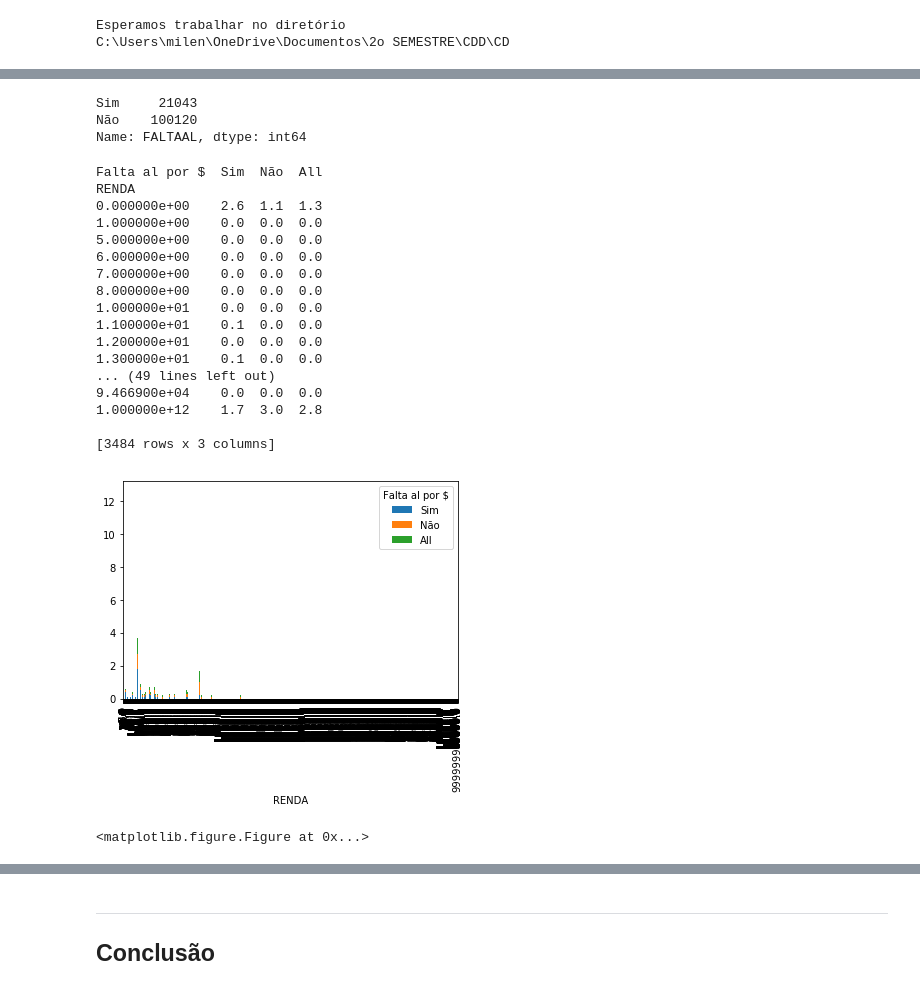
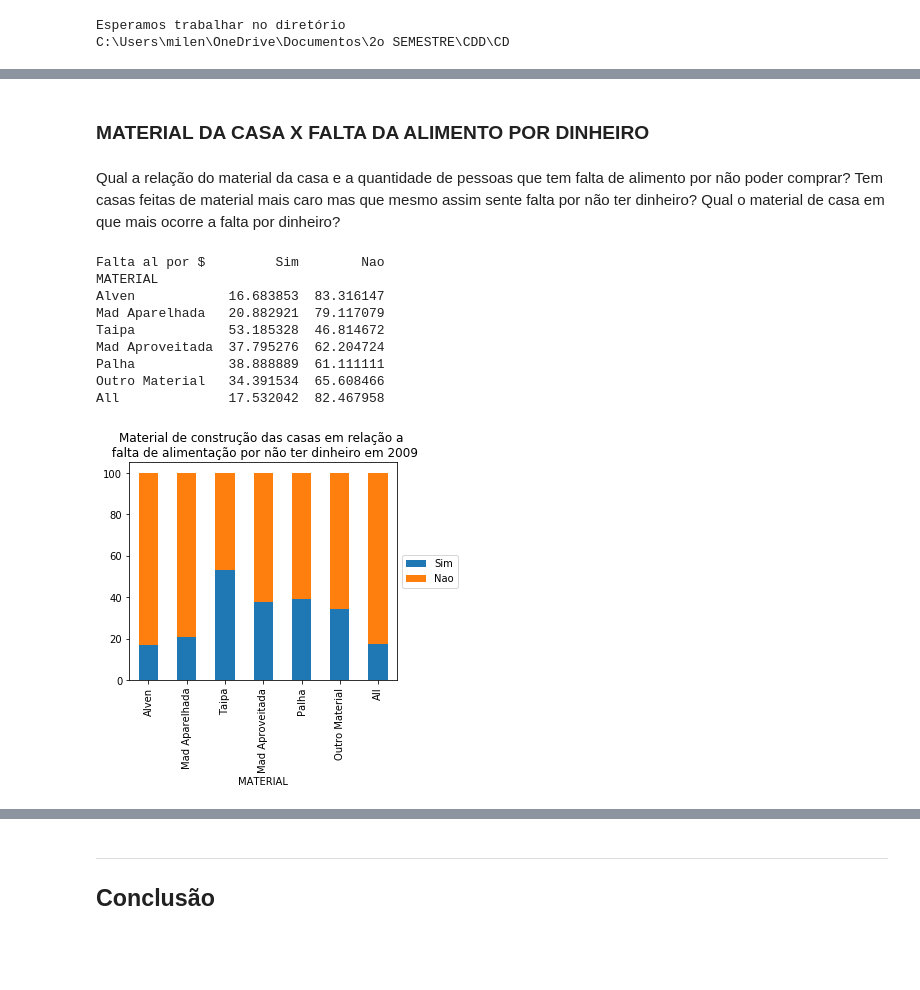
Before and after one commit to milenamaluli/CD, a Jupyter notebook: Projeto1 Milena Maluli.ipynb, the cells around one changed output, grey strips where cells are left out. Cells and saved outputs as stored; diff of their text form; code cells hidden in the pictures; blank space fills up the shorter version.

```diff
--- a/Projeto1 Milena Maluli.ipynb
+++ b/Projeto1 Milena Maluli.ipynb
@@ -56,4 +80,5 @@ dados.V0228 = dados.V0228.astype('category')
 # %%
+#2009
 
 #dados.V0202.cat.categories = (['Casa', 'Ap','Dom'])
 dados.V2117.cat.categories = (['Sim', 'Nao'])
@@ -61,5 +86,7 @@ dados.V2132.cat.categories = (['Sim', 'Nao'])
 dados.V0203.cat.categories = (['Alven', 'Mad Aparelhada', 'Taipa','Mad Aproveitada','Palha','Outro Material'])
 dados.V0221.cat.categories = (['Sim', 'Nao'])
 dados.V0207.cat.categories = (['Próprio PAGO', 'Próprio', 'Alugado','Cedido por empregador','Cedido','Outro'])
-dados.V2105.cat.categories = (['Sim', 'Não'])
-dados.V0228.cat.categories = (['Sim, 2portas', 'Sim, 1porta','Não'])
+dados.V2105.cat.categories = (['Sim', 'Nao'])
+dados.V0228.cat.categories = (['Sim, 2portas', 'Sim, 1porta','Nao'])
+dados.V2117.cat.categories = (['Sim', 'Nao'])
+#dados.V2132.cat.categories = (['Sim', 'Nao']) so p quem tem menos de 17, tirei
@@ -66,10 +106,14 @@ dados.V0228.cat.categories = (['Sim, 2portas', 'Sim, 1porta','Não'])
 # %%
 
-dados.loc[(dados.V2117=='Sim') & (dados.V2132=='Sim'),'SENTIUFOME'] = 'Sim'
-dados.loc[(dados.V2117=='Não') | (dados.V2132=='Não'),'SENTIUFOME'] = 'Não'
+#dados.loc[(dados.V2117=='Sim') & (dados.V2132=='Sim'),'SENTIUFOME'] = 'Sim'
+#dados.loc[(dados.V2117=='Nao') | (dados.V2132=='Nao'),'SENTIUFOME'] = 'Nao'
 # %%
-d= dados.loc[:,["V4621","V0207","V0203","V0221","V0228","SENTIUFOME","V2105"]]
+d= dados.loc[:,["V4621","V0207","V0203","V0221","V0228","V2117","V2105"]]
+d2=dados2.loc[:,["V4621","V0207","V0203","V0221","V0228","V2117","V2105"]]
 # %%
-d.columns = ['RENDA','OCUPAÇÃO','MATERIAL', 'ÁGUA CANALIZADA', 'GELADEIRA','SENTIUFOME','FALTAAL']
+print('2009')
+d.columns = ['RENDA','OCUPAÇÃO','MATERIAL', 'AGUA', 'GELADEIRA','SENTIUFOME','FALTAAL']
+d=d.dropna(subset=['RENDA'])
+d=d[d.RENDA<100000]
 d.head()
 # %% [output]
@@ -82,35 +141,33 @@ d.head()
 # %%
 d.to_csv('DataFramee1.csv', sep=';')
-# %%
-count = d.FALTAAL.value_counts(sort=False)
-print(count)
-# %% [output]
-Sim     21043
-Não    100120
-Name: FALTAAL, dtype: int64
+# %% [markdown]
+
+### MATERIAL DA CASA X FALTA DA ALIMENTO POR DINHEIRO
+# %% [markdown]
+Qual a relação do material da casa e a quantidade de pessoas que tem falta de alimento por não poder comprar?
+Tem casas feitas de material mais caro mas que mesmo assim sente falta por não ter dinheiro?
+Qual o material de casa em que mais ocorre a falta por dinheiro?
 # %%
-ctrf= (pd.crosstab(d.RENDA,d.FALTAAL,margins=True,rownames=['RENDA'], colnames=['Falta al por $'], normalize='columns')*100).round(decimals=1)
+ctrf= (pd.crosstab(d.MATERIAL,d.FALTAAL,margins=True,rownames=['MATERIAL'], colnames=['Falta al por $'], normalize='index')*100)
 print(ctrf)
 ctrf.plot(kind='bar', stacked=True)
-fig = plt.figure(figsize=(15, 15)) #tamanho do gráfico
+plt.title('Material de construção das casas em relação a \n falta de alimentação por não ter dinheiro em 2009')
+
 #plt.subplot(131) numero de linhas, colunas, e posição do gráfico. ajuda na comparação
+
+ax = plt.subplot(111)
+box = ax.get_position()
+ax.set_position([box.x0, box.y0, box.width * 0.8, box.height])
+ax.legend(loc='center left', bbox_to_anchor=(1, 0.5))
+plt.show()
 # %% [output]
-Falta al por $  Sim  Não  All
-RENDA
-0.000000e+00    2.6  1.1  1.3
-1.000000e+00    0.0  0.0  0.0
-5.000000e+00    0.0  0.0  0.0
-6.000000e+00    0.0  0.0  0.0
-7.000000e+00    0.0  0.0  0.0
-8.000000e+00    0.0  0.0  0.0
-1.000000e+01    0.0  0.0  0.0
-1.100000e+01    0.1  0.0  0.0
-1.200000e+01    0.0  0.0  0.0
-1.300000e+01    0.1  0.0  0.0
-... (49 lines left out)
-9.466900e+04    0.0  0.0  0.0
-1.000000e+12    1.7  3.0  2.8
-
-[3484 rows x 3 columns]
+Falta al por $         Sim        Nao
+MATERIAL
+Alven            16.683853  83.316147
+Mad Aparelhada   20.882921  79.117079
+Taipa            53.185328  46.814672
+Mad Aproveitada  37.795276  62.204724
+Palha            38.888889  61.111111
+Outro Material   34.391534  65.608466
+All              17.532042  82.467958
-[figure, old version]
+[figure, new version]
-<matplotlib.figure.Figure at 0x...>
```
Also changed, not shown: parts of 34 cells of this notebook.
